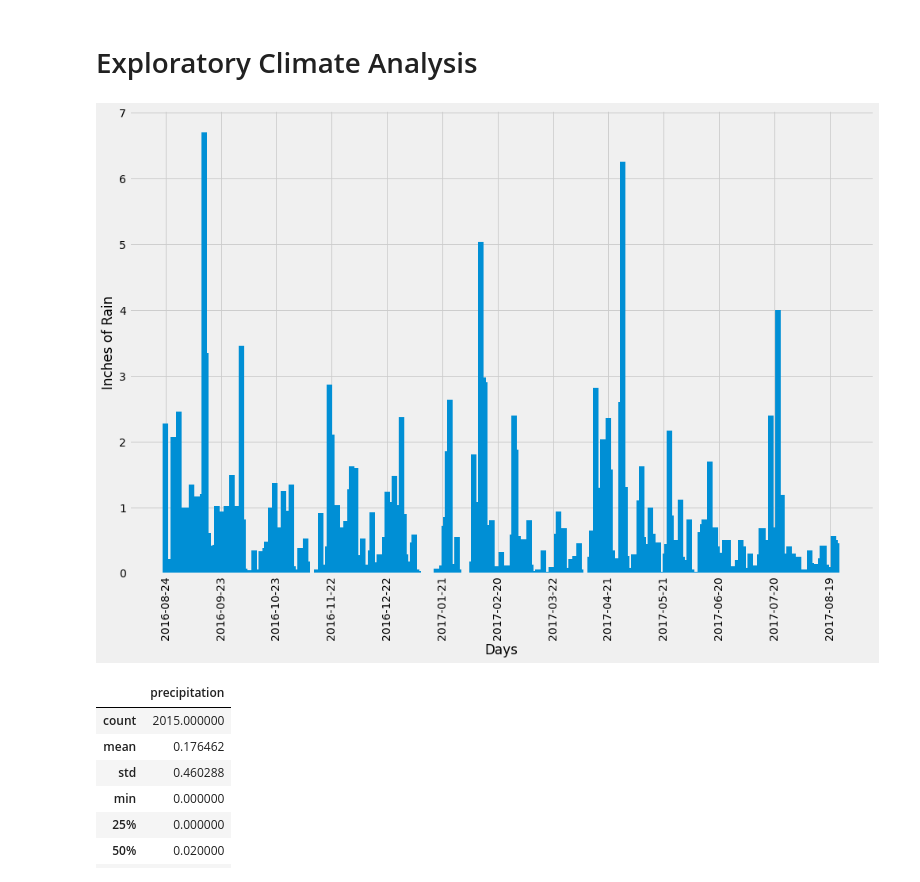
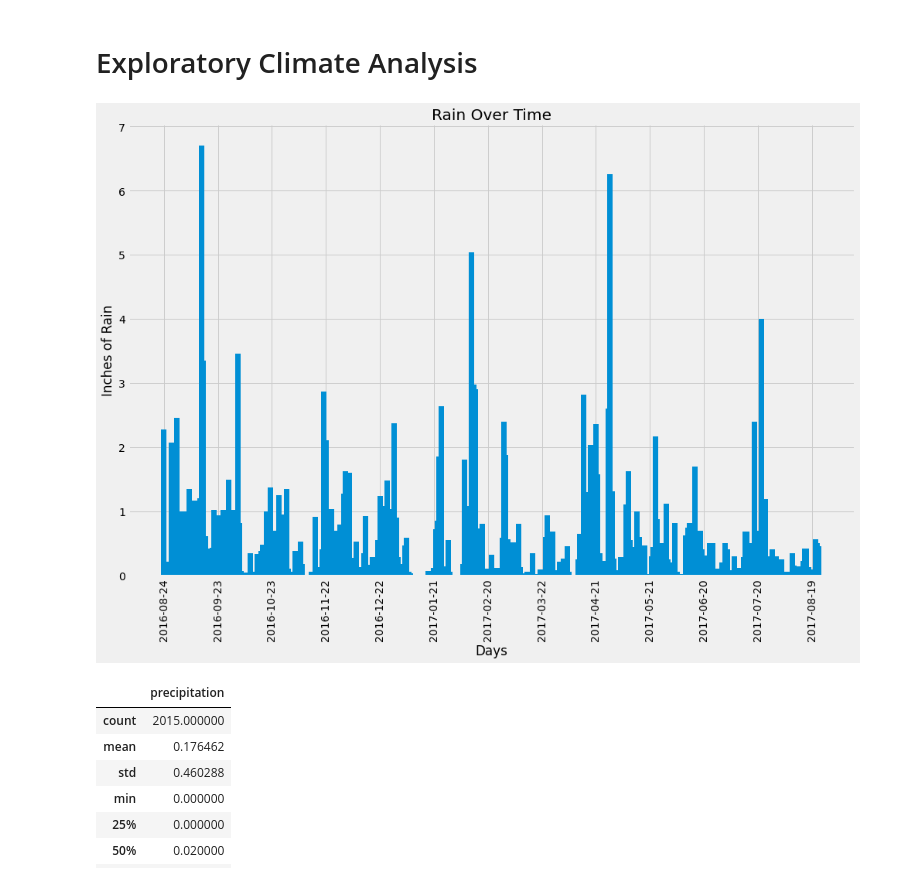
Before and after one commit to travisb98/Climate_Analysis, a Jupyter notebook: climate.ipynb, the cells around one changed output. Cells and saved outputs as stored; diff of their text form; code cells hidden in the pictures.

```diff
--- a/climate.ipynb
+++ b/climate.ipynb
@@ -75,7 +75,6 @@ hon_sta_id=engine.execute("SELECT station from station WHERE name like '%Honolul
 # Exploratory Climate Analysis
 # %%
 # Design a query to retrieve the last 12 months of precipitation data and plot the results
-
 
 ####getting the max day from the measurement table and converting it into datetime format
 
@@ -85,35 +84,40 @@ max_date = dt.datetime.strptime(max_date,'%Y-%m-%d')
 # Calculate the date 1 year ago from the last data point in the database
 year_ago =(max_date - dt.timedelta(weeks=52)).replace(day=max_date.day)
 
 ##### converting it into a format that we're able to query with
 year_ago = f'{year_ago.year}-{year_ago.month:02d}-{year_ago.day:02d}'
 
 # Perform a query to retrieve the data and precipitation amounts
 annual_pre_list = session.query(mt.date,mt.prcp).filter(mt.date>year_ago).all()
 
 year_list =[pd.to_datetime(x,format='%Y-%m-%d') for x,y in annual_pre_list]
 precip_list = [y for x,y in annual_pre_list]
 
 # Save the query results as a Pandas DataFrame and set the index to the date column &  Sort the dataframe by date, and remove null values
 annual_pre_df = pd.DataFrame({"precipitation":precip_list},index=year_list).sort_index().dropna()
 # # Use Pandas Plotting with Matplotlib to plot the data
 
 #### defining x ticks as every 30 days
 x_ticks=[annual_pre_df.index[0]]
 for x in range(12):
     new_date = x_ticks[-1] + dt.timedelta(days=30)
     x_ticks.append(new_date)
 
-
 ###plotting
 plt.figure(figsize=(15,10))
 plt.bar(annual_pre_df.index,annual_pre_df.precipitation,width=3)
 plt.xticks(x_ticks,rotation='vertical')
 plt.xlabel("Days")
 plt.ylabel("Inches of Rain")
+plt.title("Rain Over Time")
+
+#saving an image of the plot
+plt.savefig('Images/rainChart.png')
+
+## displaying the plot
 plt.show()
 # %% [output]
-[figure, old version]
+[figure, new version]
 # %%
 # Use Pandas to calcualte the summary statistics for the precipitation data
 annual_pre_df.describe()
```
Also changed, not shown: parts of 13 cells of this notebook, 5 other files.
